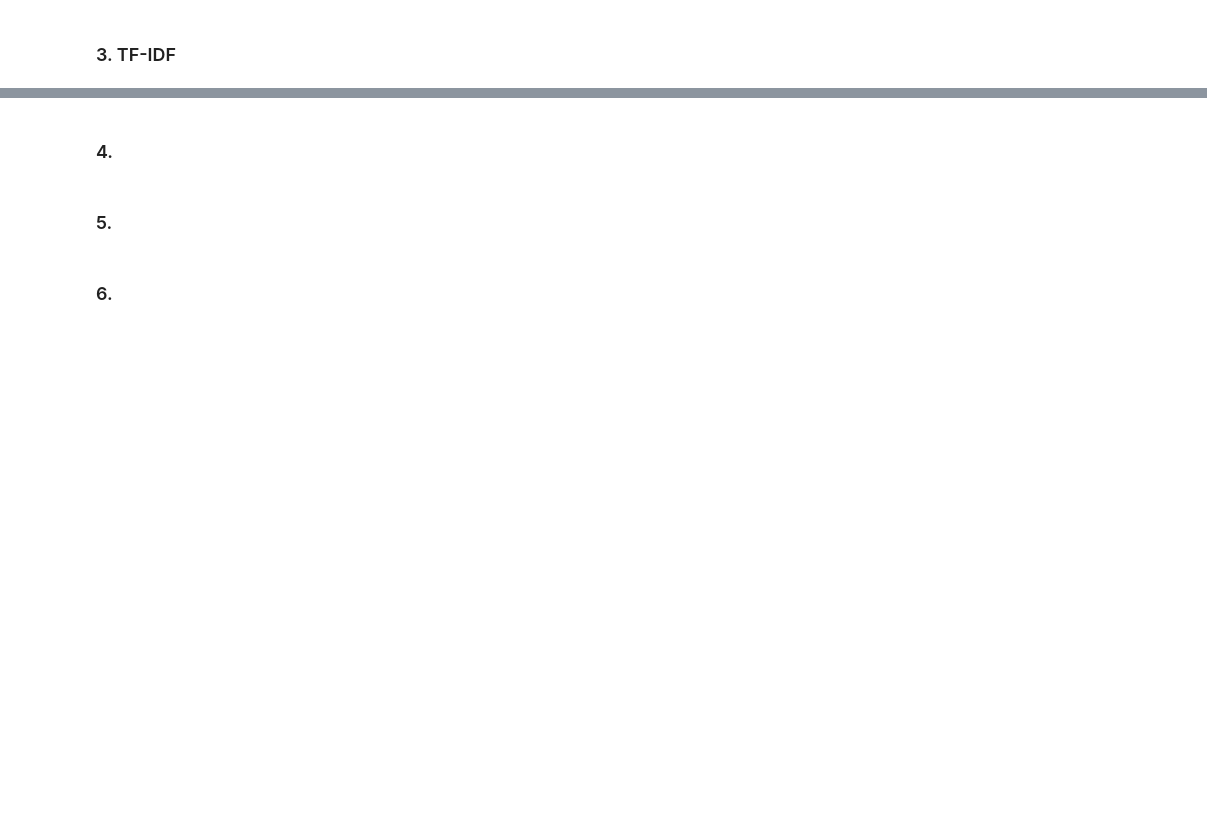
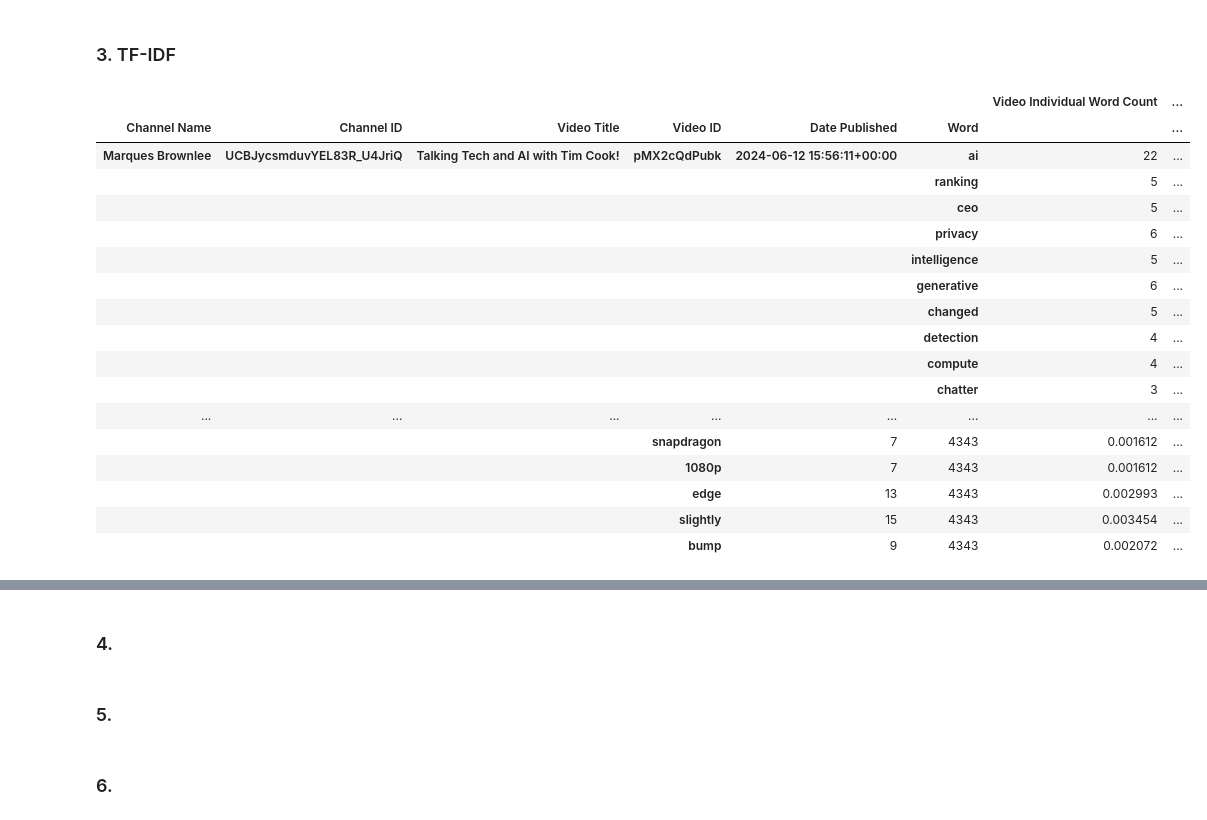
Before and after one commit to OctavianNistora/DM-Project, a Jupyter notebook: DM_Project.ipynb, the cells around one changed output, grey strips where cells are left out. Drawn from its saved outputs; the diff is of its cells as text; code cells hidden in the pictures; blank space fills up the shorter version.

```diff
--- a/DM_Project.ipynb
+++ b/DM_Project.ipynb
@@ -22,6 +35,10 @@ nltk.download('punkt')
 channelId = "UCBJycsmduvYEL83R_U4JriQ"
 playlistId = "UU" + channelId[2:]
 maxVideos = 20
+wordsTableCount = 15
+wordsGraphCount = 7
+gridsVertical = 10
+gridsHorizontal = 2
 # %% [markdown]
 ### 1. Data Collection & Web Scraping
 # %%
@@ -301,2 +333,33 @@ clean_comment_df
 # %% [markdown]
 ### 3. TF-IDF
+# %%
+tf_idf_video_df = clean_video_df.value_counts([
+    'Channel Name',
+    'Channel ID',
+    'Video Title',
+    'Video ID',
+    'Date Published',
+    'Word'
+    ]).reset_index(name='Video Individual Word Count')
+tf_idf_video_df = tf_idf_video_df.merge(tf_idf_video_df[[
+    'Video ID',
+    'Video Individual Word Count'
+    ]].groupby('Video ID').sum().reset_index().rename(columns={'Video Individual Word Count': 'Video Total Word Count'}), on='Video ID')
+tf_idf_video_df = tf_idf_video_df.assign(TF = lambda x: x['Video Individual Word Count']/x['Video Total Word Count'])
+tf_idf_video_df = tf_idf_video_df.merge((len(tf_idf_video_df.value_counts('Video ID'))/tf_idf_video_df.value_counts(['Word'])).map(math.log).reset_index(name='IDF'), how='left', on='Word')
+tf_idf_video_df = tf_idf_video_df.assign(TF_IDF = lambda x: x['TF']*x['IDF'])
+
+tf_idf_comment_df = clean_comment_df.value_counts([
+    'Channel Name',
+    'Channel ID',
+    'Video Title',
+    'Video ID',
+    'Word'
+    ]).reset_index(name='Video Individual Word Count')
+tf_idf_comment_df = tf_idf_comment_df.merge(tf_idf_comment_df[[
+    'Video ID',
+    'Video Individual Word Count'
+    ]].groupby('Video ID').sum().reset_index().rename(columns={'Video Individual Word Count': 'Video Total Word Count'}), on='Video ID')
+tf_idf_comment_df = tf_idf_comment_df.assign(TF = lambda x: x['Video Individual Word Count']/x['Video Total Word Count'])
+tf_idf_comment_df = tf_idf_comment_df.merge((len(tf_idf_comment_df.value_counts('Video ID'))/tf_idf_comment_df.value_counts(['Word'])).map(math.log).reset_index(name='IDF'), how='left', on='Word')
+tf_idf_comment_df = tf_idf_comment_df.assign(TF_IDF = lambda x: x['TF']*x['IDF'])
@@ -302,0 +368,25 @@ clean_comment_df
+# %%
+temp_list = []
+for id in chronological_video_id_list:
+  temp_list += tf_idf_video_df[tf_idf_video_df['Video ID'] == id].sort_values('TF_IDF', ascending=False).head(wordsTableCount).values.tolist()
+pd.set_option('display.max_rows', None)
+pd.DataFrame(temp_list, columns=tf_idf_video_df.columns.values.tolist()).set_index(['Channel Name', 'Channel ID', 'Video Title', 'Video ID', 'Date Published', 'Word'])
+# %% [output]
+|  |  |  |  |  |  | Video Individual Word Count | ... |
+| Channel Name | Channel ID | Video Title | Video ID | Date Published | Word |  | ... |
+| Marques Brownlee | UCBJycsmduvYEL83R_U4JriQ | Talking Tech and AI with Tim Cook! | pMX2cQdPubk | 2024-06-12 15:56:11+00:00 | ai | 22 | ... |
+|  |  |  |  |  | ranking | 5 | ... |
+|  |  |  |  |  | ceo | 5 | ... |
+|  |  |  |  |  | privacy | 6 | ... |
+|  |  |  |  |  | intelligence | 5 | ... |
+|  |  |  |  |  | generative | 6 | ... |
+|  |  |  |  |  | changed | 5 | ... |
+|  |  |  |  |  | detection | 4 | ... |
+|  |  |  |  |  | compute | 4 | ... |
+|  |  |  |  |  | chatter | 3 | ... |
+| ... | ... | ... | ... | ... | ... | ... | ... |
+|  |  |  | snapdragon | 7 | 4343 | 0.001612 | ... |
+|  |  |  | 1080p | 7 | 4343 | 0.001612 | ... |
+|  |  |  | edge | 13 | 4343 | 0.002993 | ... |
+|  |  |  | slightly | 15 | 4343 | 0.003454 | ... |
+|  |  |  | bump | 9 | 4343 | 0.002072 | ... |
```
Also changed, not shown: parts of 11 cells of this notebook, 3 other files.
